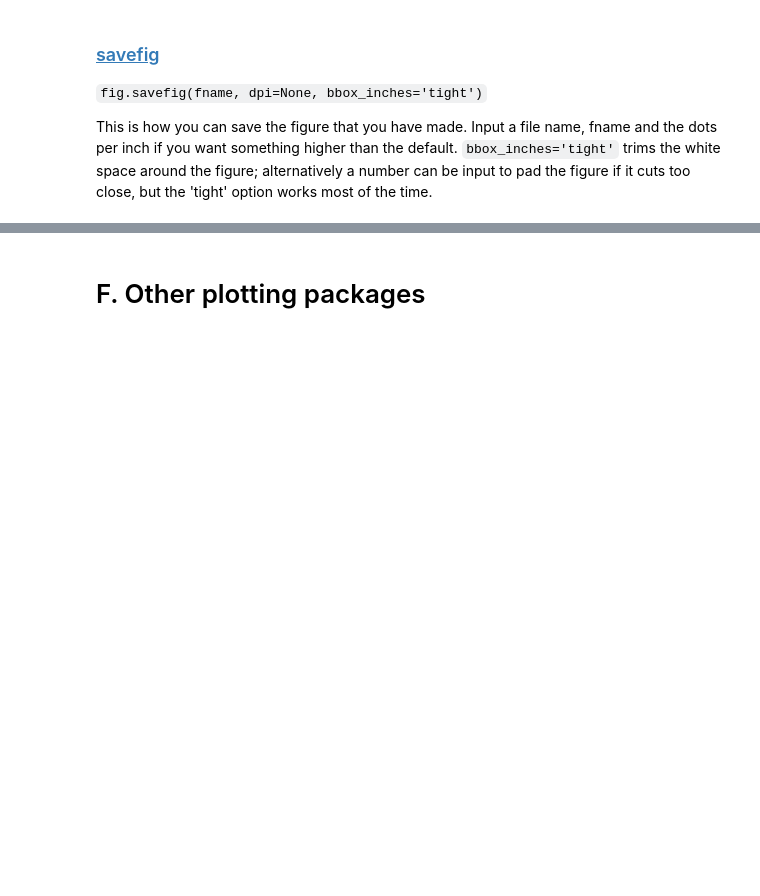
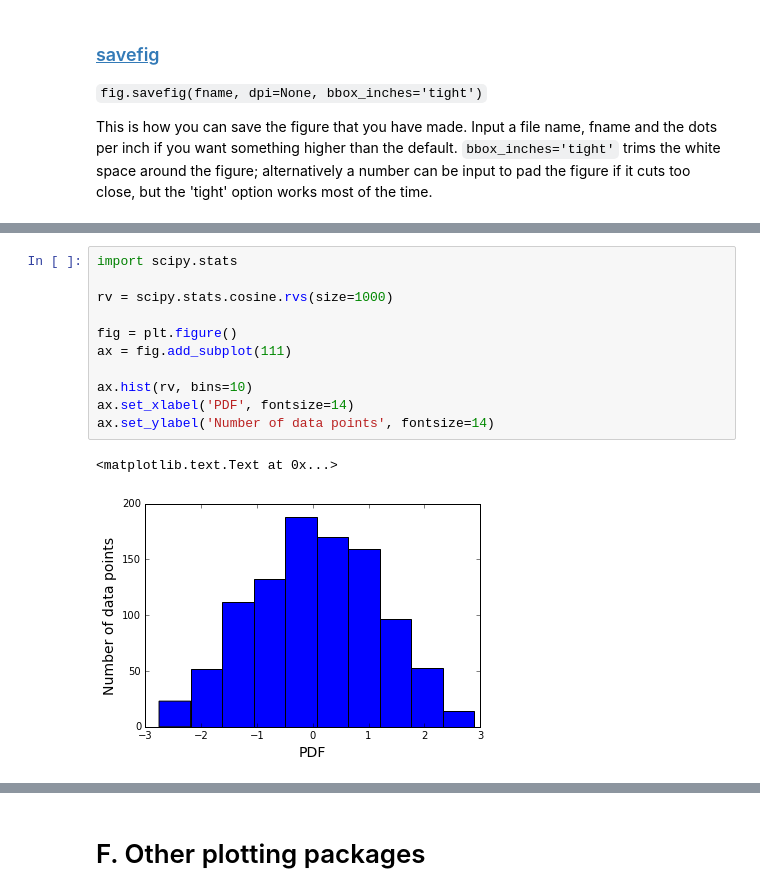
Before and after one commit to hetland/python4geosciences_OLD, a Jupyter notebook: materials/04 matplotlib.ipynb, the cells around one changed output, grey strips where cells are left out. Saved outputs shown, nothing was run; the diff lists cells and outputs as text; blank space fills up the shorter version.

```diff
--- a/materials/04 matplotlib.ipynb
+++ b/materials/04 matplotlib.ipynb
@@ -637,0 +559,14 @@ zoomed axes
+# %%
+import scipy.stats
+
+rv = scipy.stats.cosine.rvs(size=1000)
+
+fig = plt.figure()
+ax = fig.add_subplot(111)
+
+ax.hist(rv, bins=10)
+ax.set_xlabel('PDF', fontsize=14)
+ax.set_ylabel('Number of data points', fontsize=14)
+# %% [output]
+<matplotlib.text.Text at 0x...>
+[figure, added]
```
Also changed, not shown: parts of 49 cells of this notebook.
